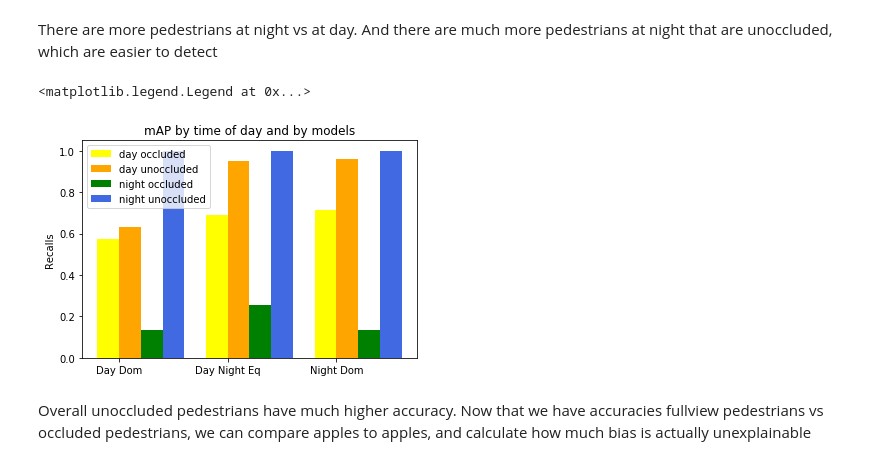
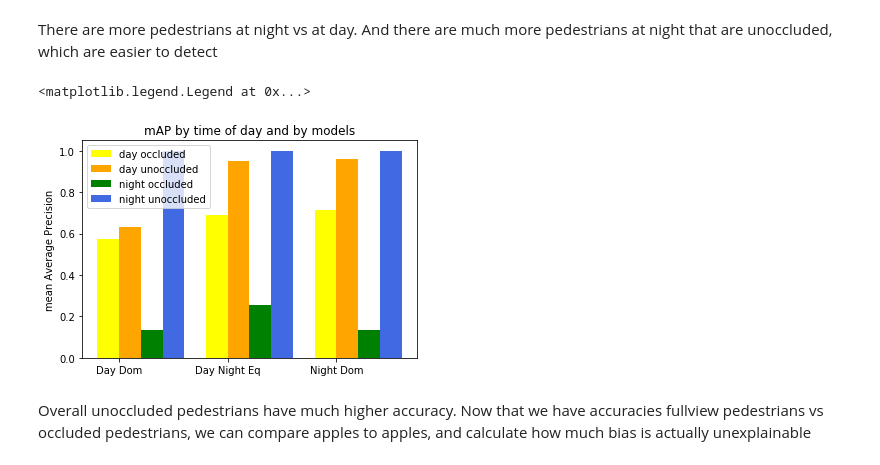
Before and after one commit to iman-saleh/ethical-ai, a Jupyter notebook: Bias_Detection.ipynb, the cells around one changed output. Saved outputs shown, nothing was run; the diff lists cells and outputs as text; code cells hidden in the pictures.

```diff
--- a/Bias_Detection.ipynb
+++ b/Bias_Detection.ipynb
@@ -499,35 +499,35 @@ ax = plt.subplot(111)
 day_map_oc = ax.bar(gridnumber,
                     [dd_results['daytime']['mAP_oc'],
                      dn_results['daytime']['mAP_oc'],
                      nd_results['daytime']['mAP_oc']],
                      width, color='yellow')
 
 day_map_noc = ax.bar(gridnumber + width,
                     [dd_results['daytime']['mAP_noc'],
                      dn_results['daytime']['mAP_noc'],
                      nd_results['daytime']['mAP_noc']],
                      width, color='orange')
 
 night_map_oc = ax.bar(gridnumber + width * 2,
                     [dd_results['night']['mAP_oc'],
                      dn_results['night']['mAP_oc'],
                      nd_results['night']['mAP_oc']],
                      width, color='green')
 
 night_map_noc = ax.bar(gridnumber + width * 3,
                     [dd_results['night']['mAP_noc'],
                      dn_results['night']['mAP_noc'],
                      nd_results['night']['mAP_noc']],
                      width, color='royalblue')
 
 ax.set_xticks(gridnumber + width/2)
 ax.set_xticklabels(['Day Dom', 'Day Night Eq', 'Night Dom'])
-ax.set_ylabel('Recalls')
+ax.set_ylabel('mean Average Precision')
 ax.set_title('mAP by time of day and by models')
 ax.legend((day_map_oc[0], day_map_noc[0], night_map_oc[0], night_map_noc[0]), ('day occluded', 'day unoccluded', 'night occluded', 'night unoccluded'))
 # %% [output]
 <matplotlib.legend.Legend at 0x...>
-[figure, old version]
+[figure, new version]
 # %% [markdown]
 Overall unoccluded pedestrians have much higher accuracy.
 Now that we have accuracies fullview pedestrians vs occluded pedestrians, we can compare apples to apples, and calculate how much bias is actually unexplainable
```
Also changed, not shown: parts of 1 cell of this notebook.
